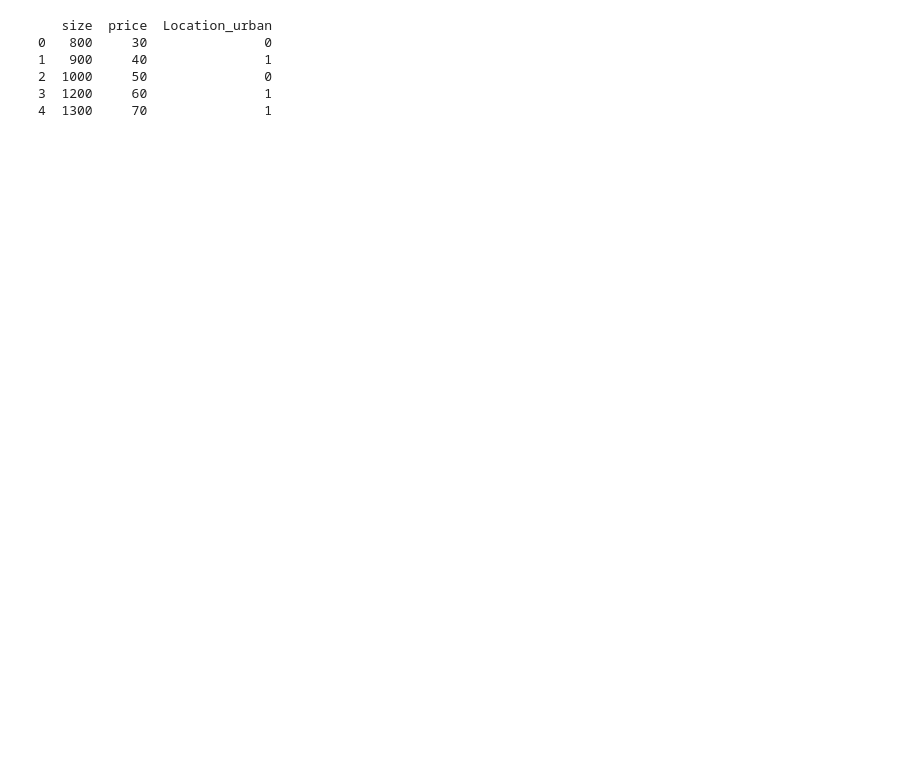
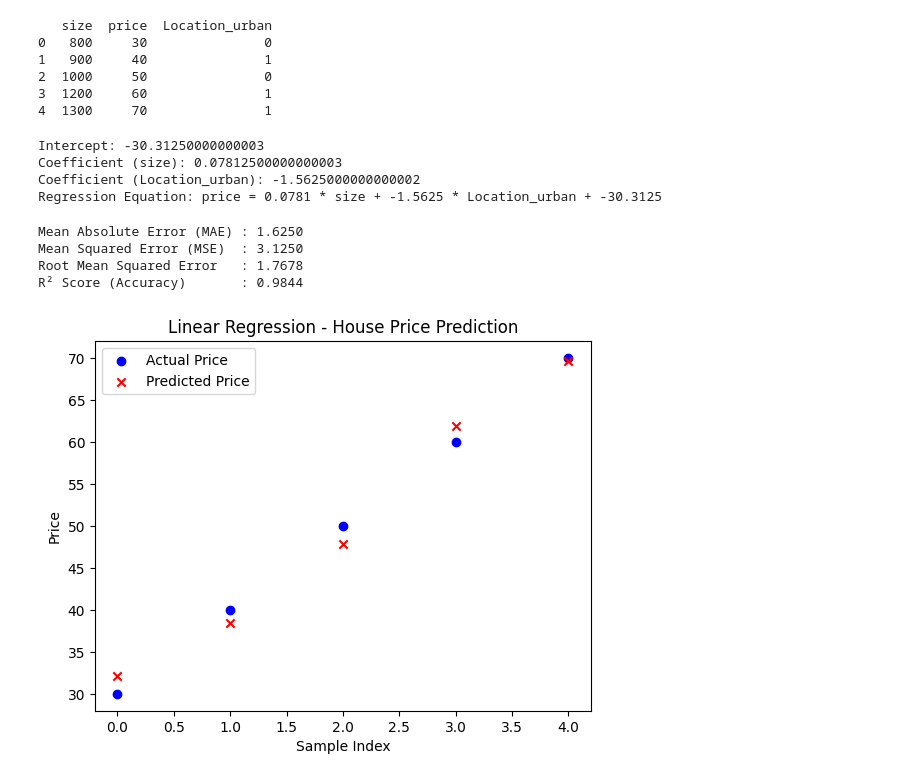
Before and after one commit to Karthiknayak26/AML-, a Jupyter notebook: lab3/lab3.ipynb, the cells around one changed output. Saved outputs shown, nothing was run; the diff lists cells and outputs as text; code cells hidden in the pictures; blank space fills up the shorter version.

```diff
--- a/lab3/lab3.ipynb
+++ b/lab3/lab3.ipynb
@@ -223,3 +270,52 @@ print(df_encoded)
 2  1000     50               0
 3  1200     60               1
 4  1300     70               1
+# %%
+# Define features (X) and target (y)
+X = df_encoded[["size", "Location_urban"]]
+y = df_encoded["price"]
+# %%
+# Train the Linear Regression model
+model = LinearRegression()
+model.fit(X, y)
+y_pred = model.predict(X)
+# %%
+# Intercept and Coefficients
+print(f"Intercept: {model.intercept_}")
+print(f"Coefficient (size): {model.coef_[0]}")
+print(f"Coefficient (Location_urban): {model.coef_[1]}")
+
+# Print the regression equation
+print(f"Regression Equation: price = {model.coef_[0]:.4f} * size + {model.coef_[1]:.4f} * Location_urban + {model.intercept_:.4f}")
+# %% [output]
+Intercept: -30.31250000000003
+Coefficient (size): 0.07812500000000003
+Coefficient (Location_urban): -1.5625000000000002
+Regression Equation: price = 0.0781 * size + -1.5625 * Location_urban + -30.3125
+# %%
+# Performance Metrics
+mae = mean_absolute_error(y, y_pred)
+mse = mean_squared_error(y, y_pred)
+rmse = np.sqrt(mse)
+r2 = r2_score(y, y_pred)
+
+print(f"Mean Absolute Error (MAE) : {mae:.4f}")
+print(f"Mean Squared Error (MSE)  : {mse:.4f}")
+print(f"Root Mean Squared Error   : {rmse:.4f}")
+print(f"R² Score (Accuracy)       : {r2:.4f}")
+# %% [output]
+Mean Absolute Error (MAE) : 1.6250
+Mean Squared Error (MSE)  : 3.1250
+Root Mean Squared Error   : 1.7678
+R² Score (Accuracy)       : 0.9844
+# %%
+# Plot: Actual vs Predicted Price
+plt.scatter(range(len(y)), y, color='blue', label='Actual Price')
+plt.scatter(range(len(y_pred)), y_pred, color='red', marker='x', label='Predicted Price')
+plt.xlabel('Sample Index')
+plt.ylabel('Price')
+plt.title('Linear Regression - House Price Prediction')
+plt.legend()
+plt.show()
+# %% [output]
+[figure, added]
```
Also changed, not shown: parts of 15 cells of this notebook, 4 other files.
